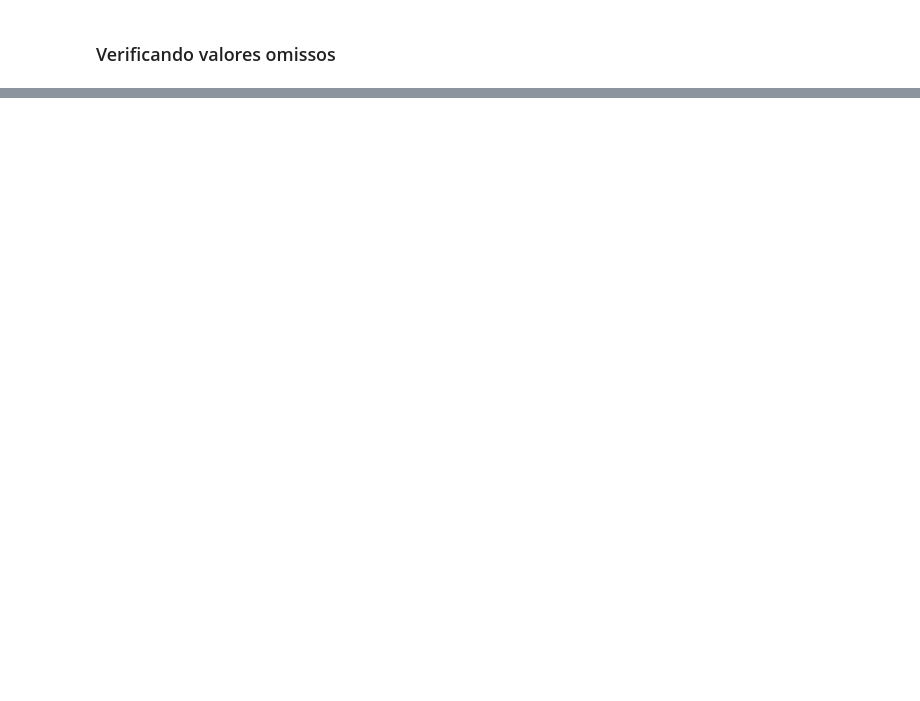
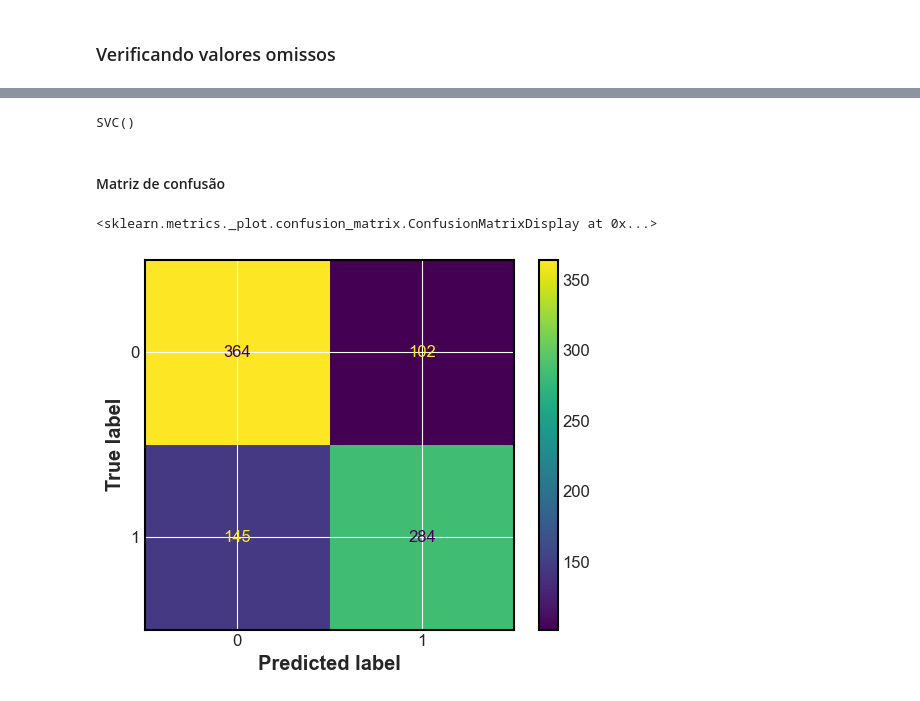
Before and after one commit to yvesguilherme/pos-graduacao-puc-mg, a Jupyter notebook: modelo/modelo-tcc.ipynb, the cells around one changed output, grey strips where cells are left out. Drawn from its saved outputs; the diff is of its cells as text; code cells hidden in the pictures; blank space fills up the shorter version.

```diff
--- a/modelo/modelo-tcc.ipynb
+++ b/modelo/modelo-tcc.ipynb
@@ -32,0 +194,2 @@ dtype: int64
+# %%
+X_dados_tradicional, y_dados_tradicional = dataset_tradicional(X, y)
@@ -32,0 +198,12 @@ dtype: int64
+# %%
+from sklearn.model_selection import train_test_split
+
+X_train, X_test, y_train, y_test = train_test_split(
+                                      X_dados_tradicional,
+                                      y_dados_tradicional,
+                                      test_size=0.30,
+                                      shuffle=True,
+                                      random_state=42
+                                    )
+# %%
+X_train, X_test, y_train, y_test = np.array(X_train), np.array(X_test), np.array(y_train), np.array(y_test)
@@ -32,0 +215,5 @@ dtype: int64
+# %%
+svclassifier = SVC(kernel='rbf')
+svclassifier.fit(X_train, y_train)
+# %% [output]
+SVC()
@@ -32,0 +222,2 @@ dtype: int64
+# %% [markdown]
+#### Matriz de confusão
@@ -32,0 +226,5 @@ dtype: int64
+# %%
+ConfusionMatrixDisplay.from_estimator(svclassifier, X_test, y_test)
+# %% [output]
+<sklearn.metrics._plot.confusion_matrix.ConfusionMatrixDisplay at 0x...>
+[figure, added]
```
Also changed, not shown: parts of 32 cells of this notebook.
